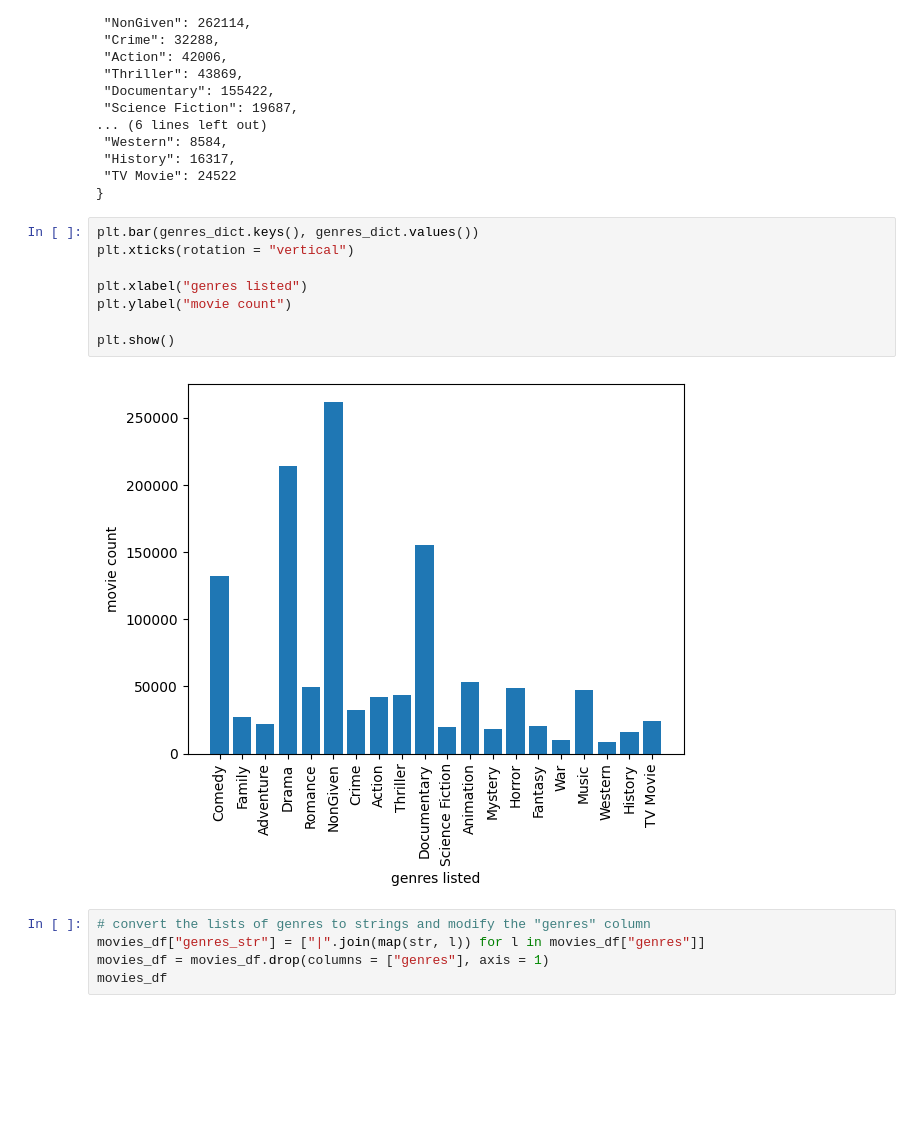
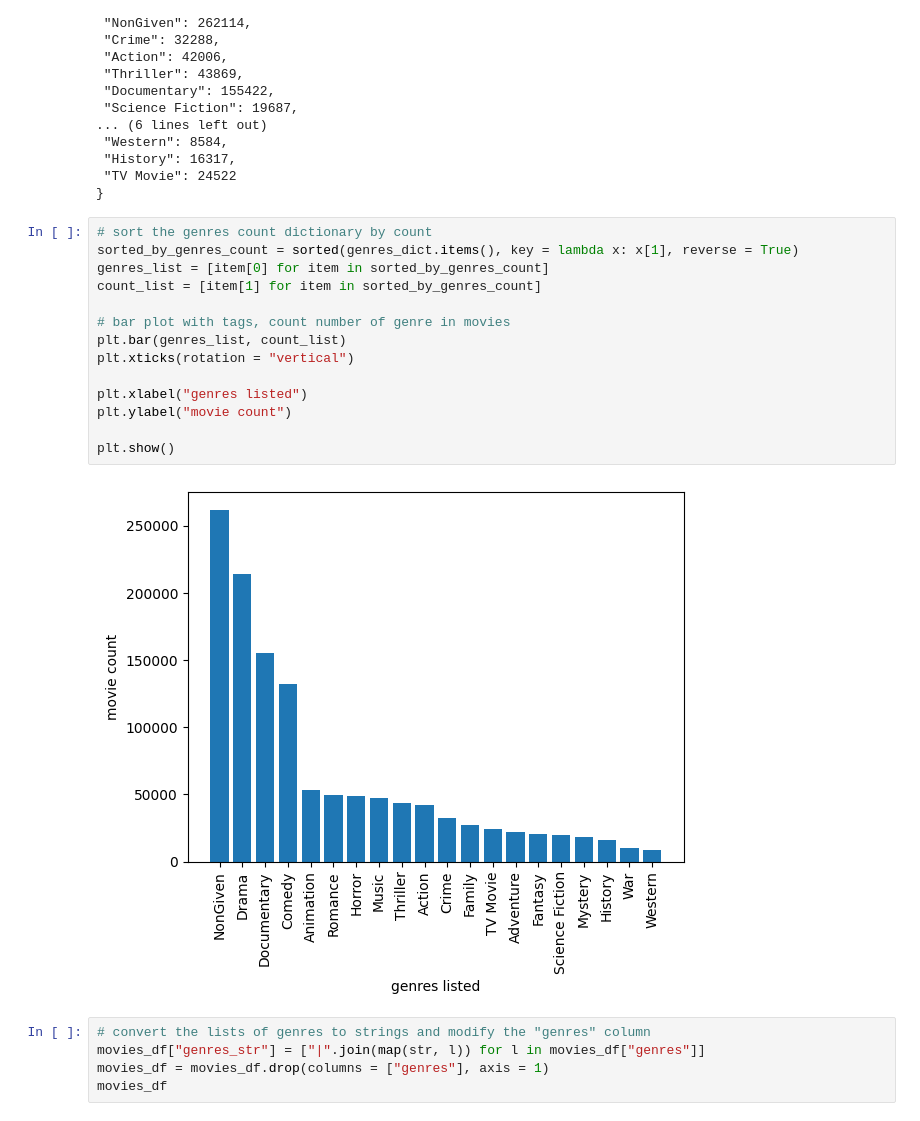
Before and after one commit to sariaslaso/movies_and_LLMs, a Jupyter notebook: predict_ratings/data_processing.ipynb, the cells around one changed output. Saved outputs shown, nothing was run; the diff lists cells and outputs as text; blank space fills up the shorter version.

Commit message:
sorted bar plot genres count

```diff
--- a/predict_ratings/data_processing.ipynb
+++ b/predict_ratings/data_processing.ipynb
@@ -120,15 +118,21 @@ print(json.dumps(genres_dict, indent = 1))
  "TV Movie": 24522
 }
 # %%
-plt.bar(genres_dict.keys(), genres_dict.values())
+# sort the genres count dictionary by count
+sorted_by_genres_count = sorted(genres_dict.items(), key = lambda x: x[1], reverse = True)
+genres_list = [item[0] for item in sorted_by_genres_count]
+count_list = [item[1] for item in sorted_by_genres_count]
+
+# bar plot with tags, count number of genre in movies
+plt.bar(genres_list, count_list)
 plt.xticks(rotation = "vertical")
 
 plt.xlabel("genres listed")
 plt.ylabel("movie count")
 
 plt.show()
 # %% [output]
-[figure, old version]
+[figure, new version]
 # %%
 # convert the lists of genres to strings and modify the "genres" column
 movies_df["genres_str"] = ["|".join(map(str, l)) for l in movies_df["genres"]]
```
Also changed, not shown: parts of 5 cells of this notebook.
